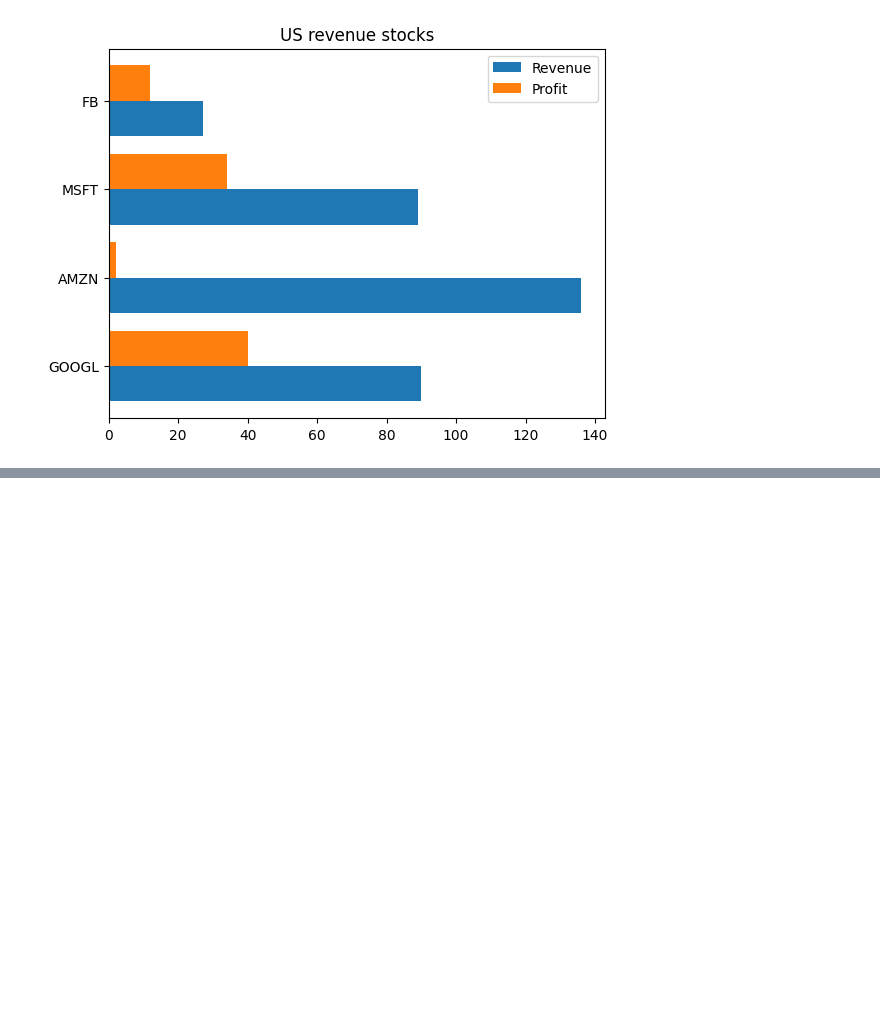
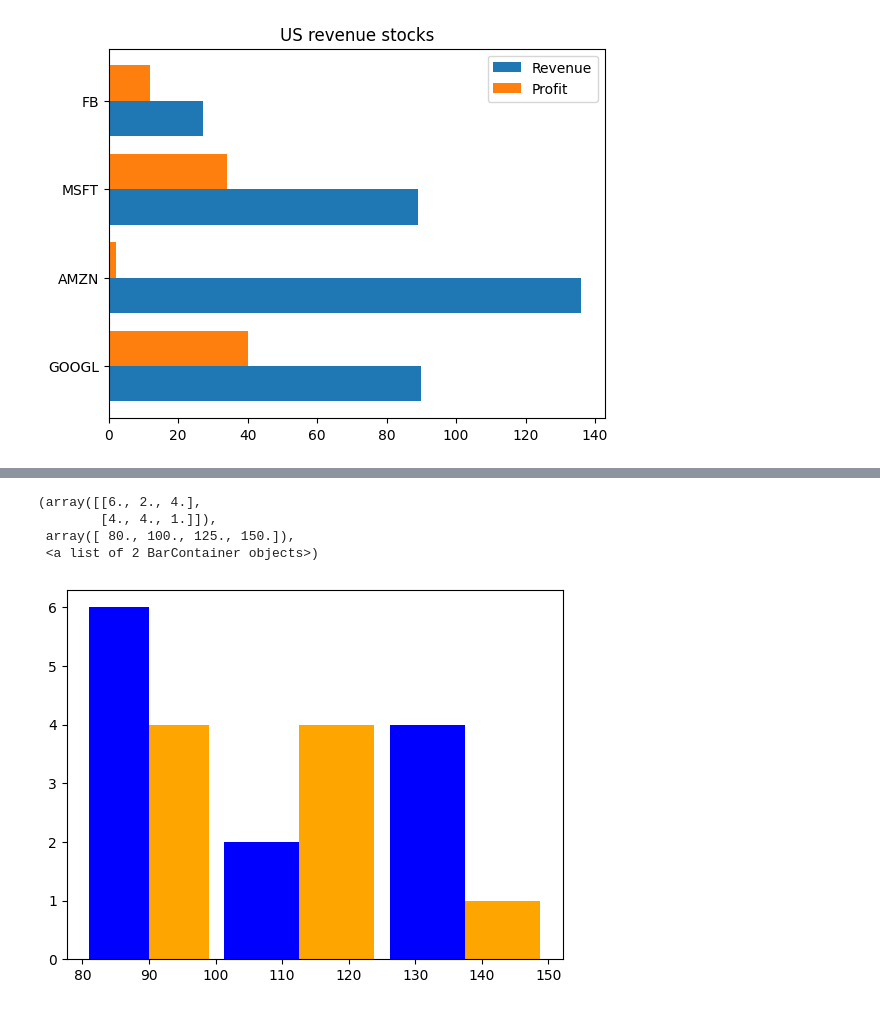
Before and after one commit to dev-jatin-mehra/Matplotlib, a Jupyter notebook: 2_bar_plot.ipynb, the cells around one changed output, grey strips where cells are left out. Saved outputs shown, nothing was run; the diff lists cells and outputs as text; code cells hidden in the pictures; blank space fills up the shorter version.

```diff
--- a/2_bar_plot.ipynb
+++ b/2_bar_plot.ipynb
@@ -78,0 +105,8 @@ plt.legend()
+# %%
+plt.hist([blood_sugar_men,blood_sugar_women],bins=[80,100,125,150],rwidth=0.9,color=['blue','orange'])
+# %% [output]
+(array([[6., 2., 4.],
+        [4., 4., 1.]]),
+ array([ 80., 100., 125., 150.]),
+ <a list of 2 BarContainer objects>)
+[figure, added]
```
Also changed, not shown: parts of 6 cells of this notebook, 1 other file.
